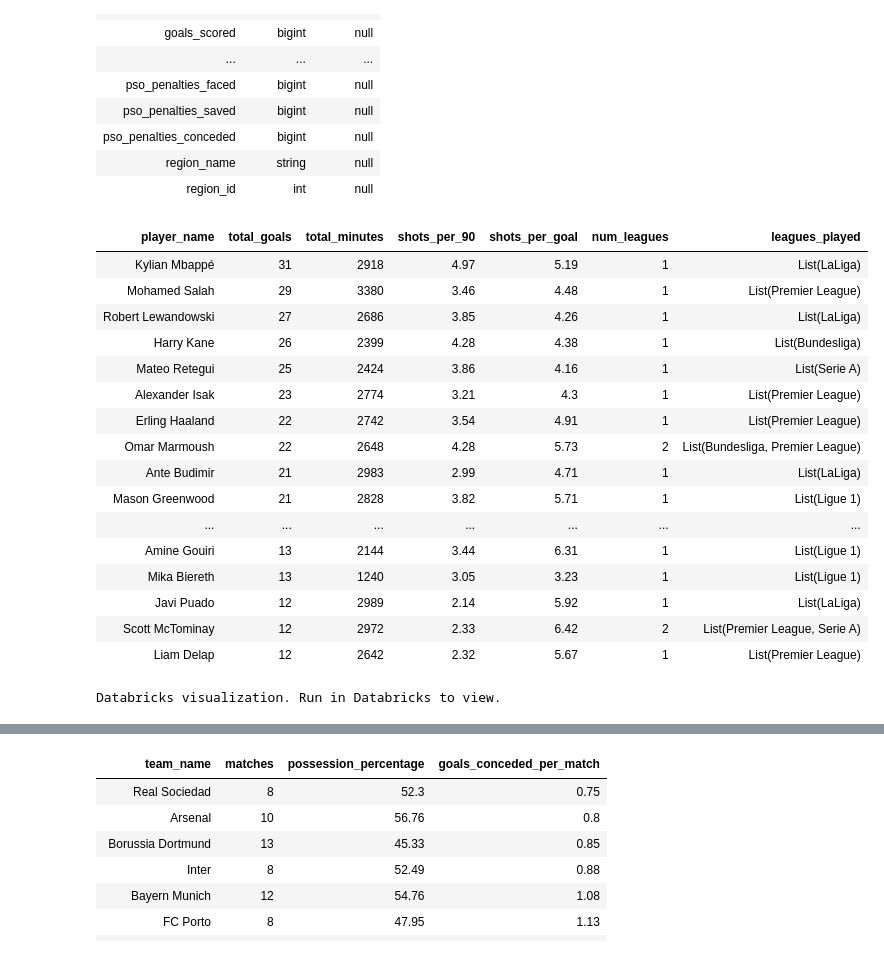
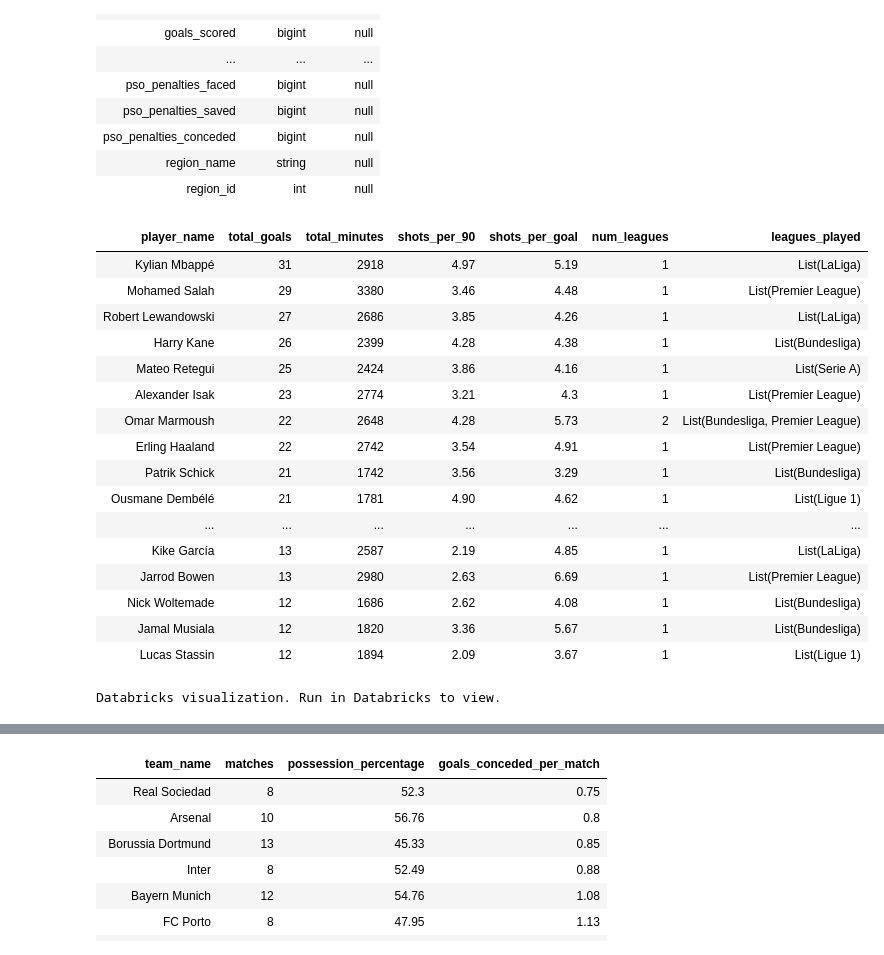
Before and after one commit to imdottier/football_data, a Jupyter notebook: analysis/databricks_sandbox.ipynb, the cells around one changed output, grey strips where cells are left out. Cells and saved outputs as stored; diff of their text form; code cells hidden in the pictures.

```diff
--- a/analysis/databricks_sandbox.ipynb
+++ b/analysis/databricks_sandbox.ipynb
@@ -206,37 +202,37 @@ describe player_team_season_stats
 # %%
 %sql
 SELECT
   player_name,
   SUM(goals_scored) AS total_goals,
   SUM(minutes_played) AS total_minutes,
   ROUND(SUM(total_shots) * (90.0 / SUM(minutes_played)), 2) AS shots_per_90,
   ROUND(SUM(total_shots) / NULLIF(SUM(goals_scored), 0), 2) AS shots_per_goal,
   COUNT(DISTINCT tournament_name) AS num_leagues,
   COLLECT_SET(tournament_name) AS leagues_played
 FROM player_team_season_stats
 WHERE tournament_name IN ('Bundesliga', 'Premier League', 'LaLiga', 'Serie A', 'Ligue 1')
   AND season_name = '2024/2025'
 GROUP BY player_name
-ORDER BY total_goals DESC, total_minutes DESC
+ORDER BY total_goals DESC, total_minutes ASC
 LIMIT 50
 # %% [output]
 | player_name | total_goals | total_minutes | shots_per_90 | shots_per_goal | num_leagues | leagues_played |
 | Kylian Mbappé | 31 | 2918 | 4.97 | 5.19 | 1 | List(LaLiga) |
 | Mohamed Salah | 29 | 3380 | 3.46 | 4.48 | 1 | List(Premier League) |
 | Robert Lewandowski | 27 | 2686 | 3.85 | 4.26 | 1 | List(LaLiga) |
 | Harry Kane | 26 | 2399 | 4.28 | 4.38 | 1 | List(Bundesliga) |
 | Mateo Retegui | 25 | 2424 | 3.86 | 4.16 | 1 | List(Serie A) |
 | Alexander Isak | 23 | 2774 | 3.21 | 4.3 | 1 | List(Premier League) |
+| Omar Marmoush | 22 | 2648 | 4.28 | 5.73 | 2 | List(Bundesliga, Premier League) |
 | Erling Haaland | 22 | 2742 | 3.54 | 4.91 | 1 | List(Premier League) |
-| Omar Marmoush | 22 | 2648 | 4.28 | 5.73 | 2 | List(Bundesliga, Premier League) |
-| Ante Budimir | 21 | 2983 | 2.99 | 4.71 | 1 | List(LaLiga) |
-| Mason Greenwood | 21 | 2828 | 3.82 | 5.71 | 1 | List(Ligue 1) |
+| Patrik Schick | 21 | 1742 | 3.56 | 3.29 | 1 | List(Bundesliga) |
+| Ousmane Dembélé | 21 | 1781 | 4.90 | 4.62 | 1 | List(Ligue 1) |
 | ... | ... | ... | ... | ... | ... | ... |
-| Amine Gouiri | 13 | 2144 | 3.44 | 6.31 | 1 | List(Ligue 1) |
-| Mika Biereth | 13 | 1240 | 3.05 | 3.23 | 1 | List(Ligue 1) |
-| Javi Puado | 12 | 2989 | 2.14 | 5.92 | 1 | List(LaLiga) |
-| Scott McTominay | 12 | 2972 | 2.33 | 6.42 | 2 | List(Premier League, Serie A) |
-| Liam Delap | 12 | 2642 | 2.32 | 5.67 | 1 | List(Premier League) |
+| Kike García | 13 | 2587 | 2.19 | 4.85 | 1 | List(LaLiga) |
+| Jarrod Bowen | 13 | 2980 | 2.63 | 6.69 | 1 | List(Premier League) |
+| Nick Woltemade | 12 | 1686 | 2.62 | 4.08 | 1 | List(Bundesliga) |
+| Jamal Musiala | 12 | 1820 | 3.36 | 5.67 | 1 | List(Bundesliga) |
+| Lucas Stassin | 12 | 1894 | 2.09 | 3.67 | 1 | List(Ligue 1) |
 Databricks visualization. Run in Databricks to view.
 # %%
 df = _.toPandas()
```
Also changed, not shown: parts of 3 cells of this notebook, 4 other files.
